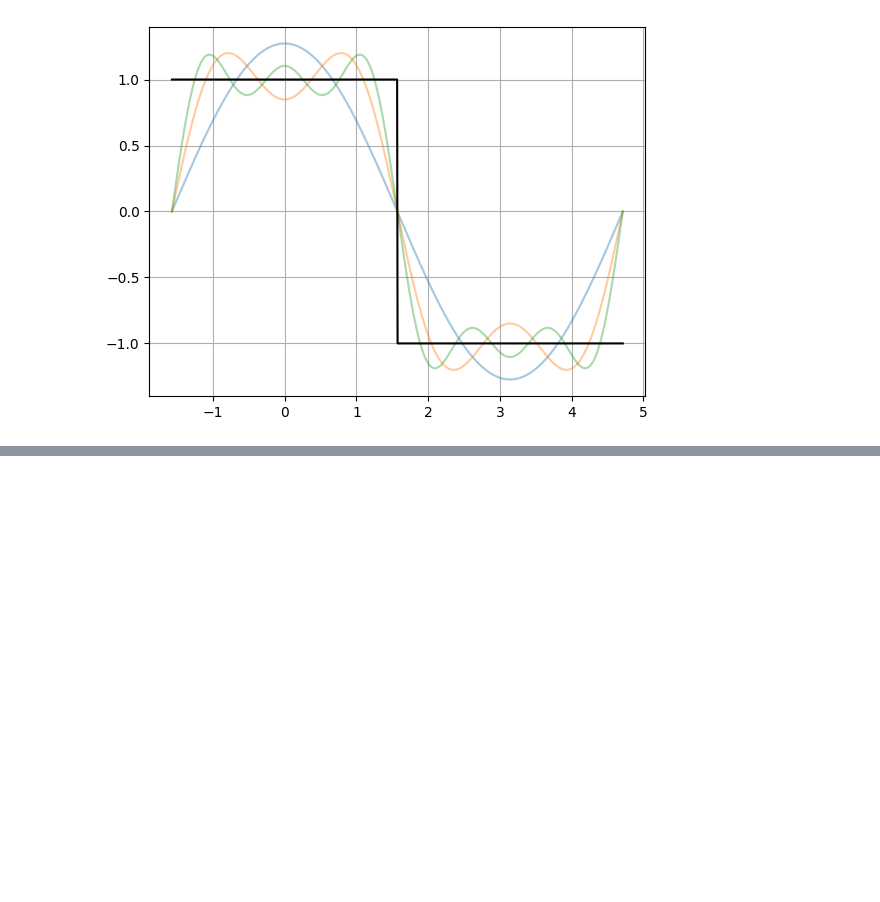
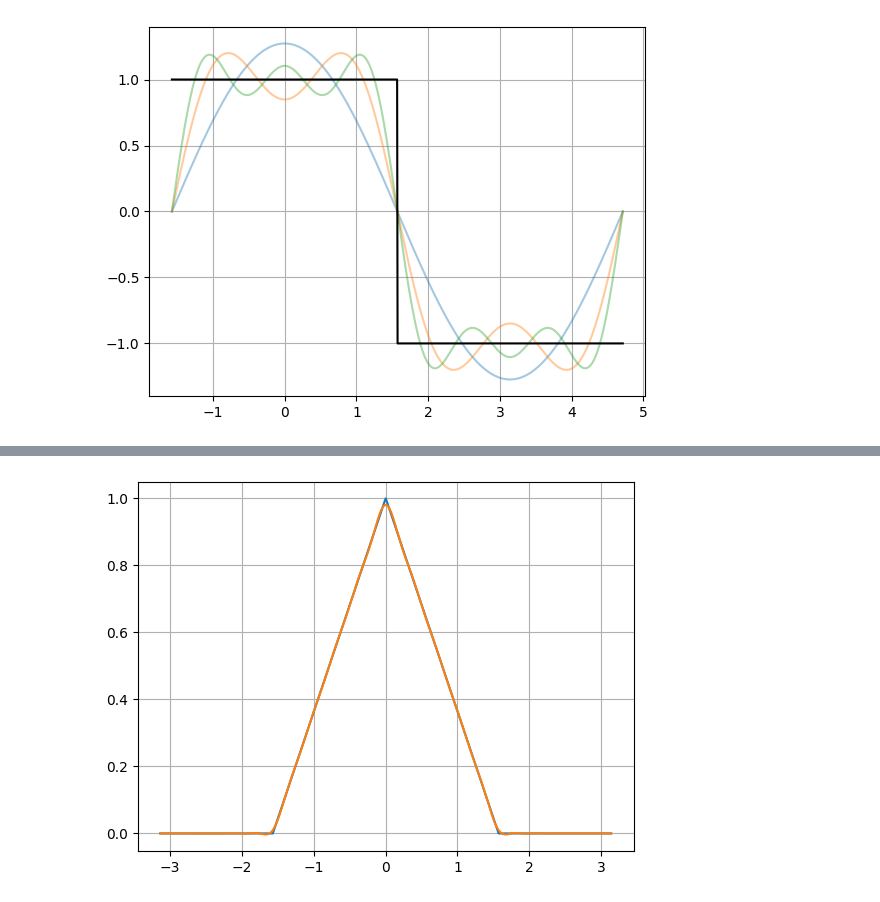
Before and after one commit to tanasr/MMA_ZHAW, a Jupyter notebook: Fourier.ipynb, the cells around one changed output, grey strips where cells are left out. Cells and saved outputs as stored; diff of their text form; code cells hidden in the pictures; blank space fills up the shorter version.

```diff
--- a/Fourier.ipynb
+++ b/Fourier.ipynb
@@ -64,0 +142,7 @@ plt.show()
+# %%
+plt.plot(x,f)
+plt.plot(x,fourier)
+plt.grid()
+plt.show()
+# %% [output]
+[figure, added]
```
Also changed, not shown: parts of 7 cells of this notebook.
